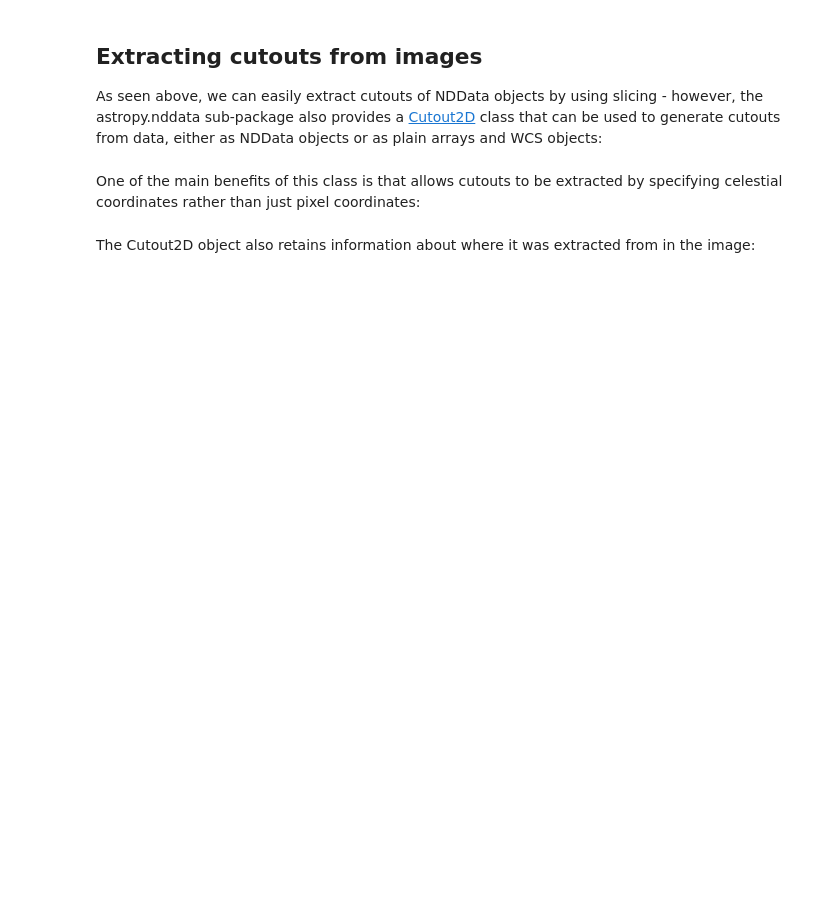
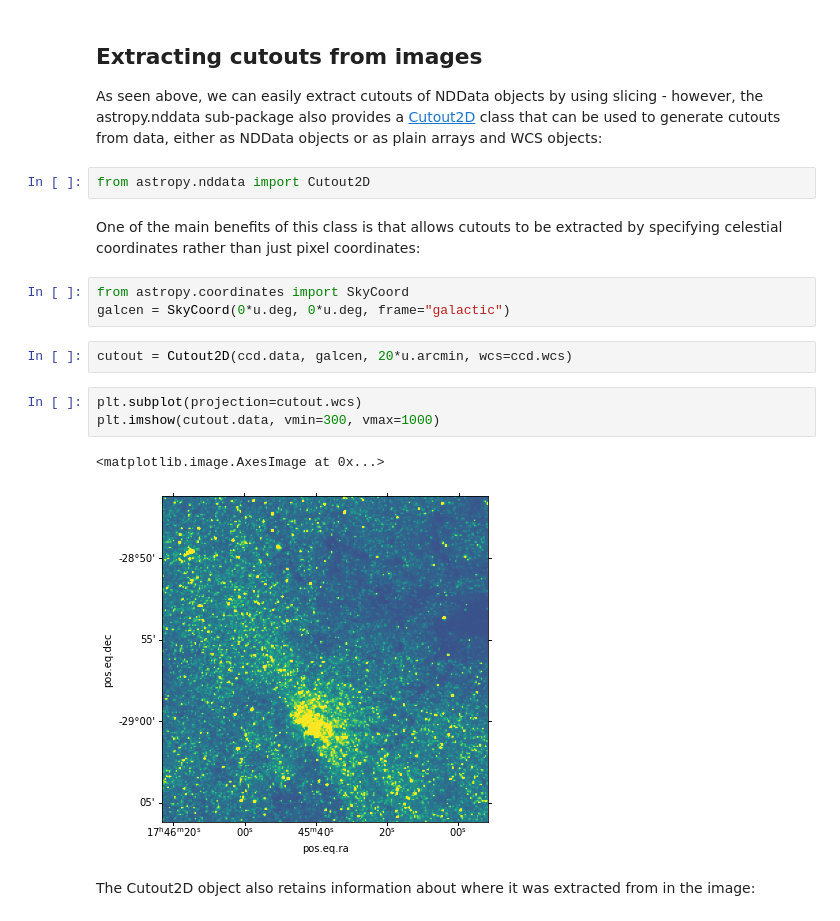
Before and after one commit to bsipocz/ASTR597, a Jupyter notebook: astropy_notebooks/09-nddata.ipynb, the cells around one changed output. Saved outputs shown, nothing was run; the diff lists cells and outputs as text; blank space fills up the shorter version.

```diff
--- a/astropy_notebooks/09-nddata.ipynb
+++ b/astropy_notebooks/09-nddata.ipynb
@@ -70,7 +150,20 @@ Note however that at the moment this framework does not understand correlated er
 ## Extracting cutouts from images
 
 As seen above, we can easily extract cutouts of NDData objects by using slicing - however, the astropy.nddata sub-package also provides a [Cutout2D](http://docs.astropy.org/en/stable/api/astropy.nddata.Cutout2D.html#astropy.nddata.Cutout2D) class that can be used to generate cutouts from data, either as NDData objects or as plain arrays and WCS objects:
+# %%
+from astropy.nddata import Cutout2D
 # %% [markdown]
 One of the main benefits of this class is that allows cutouts to be extracted by specifying celestial coordinates rather than just pixel coordinates:
+# %%
+from astropy.coordinates import SkyCoord
+galcen = SkyCoord(0*u.deg, 0*u.deg, frame="galactic")
+# %%
+cutout = Cutout2D(ccd.data, galcen, 20*u.arcmin, wcs=ccd.wcs)
+# %%
+plt.subplot(projection=cutout.wcs)
+plt.imshow(cutout.data, vmin=300, vmax=1000)
+# %% [output]
+<matplotlib.image.AxesImage at 0x...>
+[figure, added]
 # %% [markdown]
 The Cutout2D object also retains information about where it was extracted from in the image:
```
Also changed, not shown: parts of 20 cells of this notebook.
